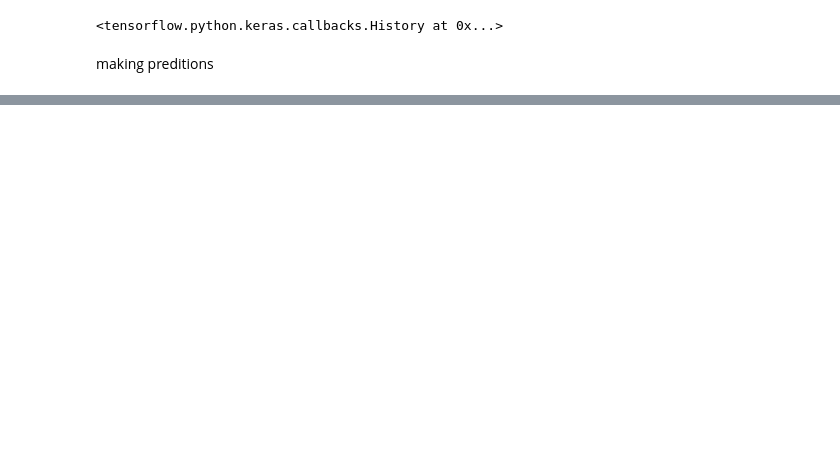
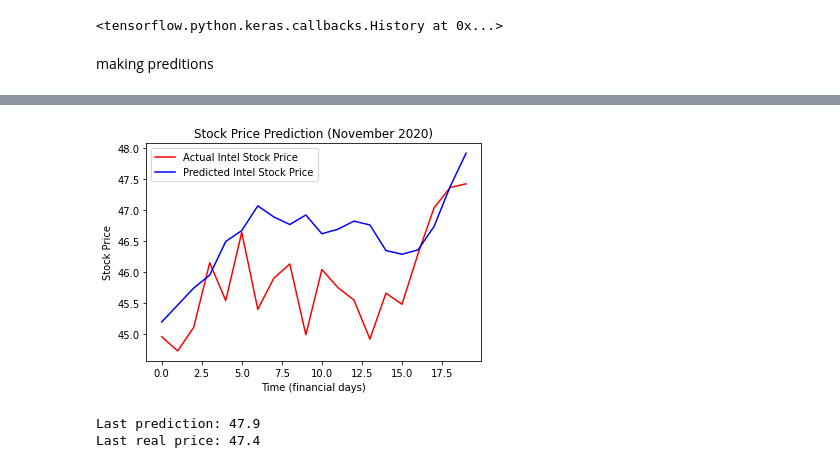
Before and after one commit to djinnalexio/DeepLearningAZcourse, a Jupyter notebook: Recurrent_Neural_Networks/extra credit/stock_predictor_RNN.ipynb, the cells around one changed output, grey strips where cells are left out. Saved outputs shown, nothing was run; the diff lists cells and outputs as text; code cells hidden in the pictures; blank space fills up the shorter version.

```diff
--- a/Recurrent_Neural_Networks/extra credit/stock_predictor_RNN.ipynb
+++ b/Recurrent_Neural_Networks/extra credit/stock_predictor_RNN.ipynb
@@ -15,11 +15,11 @@ amd_full = pd.read_csv('AMD.csv')
 #nvidia_full = pd.read_csv('NVDA.csv')
 # %%
 # data we want to predict
-subject_data = amd_full
+subject_data = intel_full
 
 # number of days we will be predicting
 #TIP: 20 = a financial month
-guess_period = 60
+guess_period = 20
 
 # number of days we will be training the RNN on
 #TIP: 20 = a financial month
@@ -32,13 +32,13 @@ training_set = subject_data.iloc[
     (subject_data.shape[0]-guess_period),
      1:2].values
 
-real_stock_price= subject_data.iloc[(dataset_train.shape[0]-guess_period):, 1:2].values
+real_stock_price= subject_data.iloc[(subject_data.shape[0]-guess_period):, 1:2].values
 # %%
 from sklearn.preprocessing import MinMaxScaler
 sc = MinMaxScaler(feature_range=(0, 1))
 training_set_scaled = sc.fit_transform(training_set)
 # %%
-n_timesteps = 10
+n_timesteps = 30
 
 X_train = []
 y_train = []
@@ -81,5 +81,5 @@ regressor.add(Dense(units=1))
 
 regressor.compile(optimizer= 'adam', loss= 'mean_squared_error')
 # %%
-regressor.fit(X_train, y_train, epochs= 5, batch_size= 32)
+regressor.fit(X_train, y_train, epochs= 120, batch_size= 32)
 # %% [output]
@@ -99,7 +106,7 @@ making preditions
 # %%
 subject_data_total = subject_data['Open']
 
-lower_bound = len(subject_data_total) - len(test_set) - n_timesteps
+lower_bound = len(subject_data_total) - len(real_stock_price) - n_timesteps
 
 inputs = subject_data_total[lower_bound:].values
 
@@ -119,0 +129,23 @@ predicted_stock_price = sc.inverse_transform(predicted_stock_price)
+# %%
+# adding data to the plot
+plt.plot(real_stock_price, color = 'red', label = 'Actual Intel Stock Price')
+plt.plot(predicted_stock_price, color = 'blue', label = 'Predicted Intel Stock Price')
+
+plt.title('Stock Price Prediction (November 2020)')
+plt.xlabel('Time (financial days)')
+plt.ylabel('Stock Price')
+plt.legend() # to display legends
+
+plt.show()
+
+last_real_price = real_stock_price[-1][0]
+last_predicted_price = predicted_stock_price[-1][0]
+
+print (f"Last prediction: {last_predicted_price:4.1f}\nLast real price: {last_real_price:4.1f}")
+# The Actual stock price is the period that belond to the test set which values were exculded from the training.
+
+# The predicted stock price is the attempt at guessing the stock price of the following day based on the results from previous prices.
+# %% [output]
+[figure, added]
+Last prediction: 47.9
+Last real price: 47.4
```
Also changed, not shown: parts of 3 cells of this notebook.
